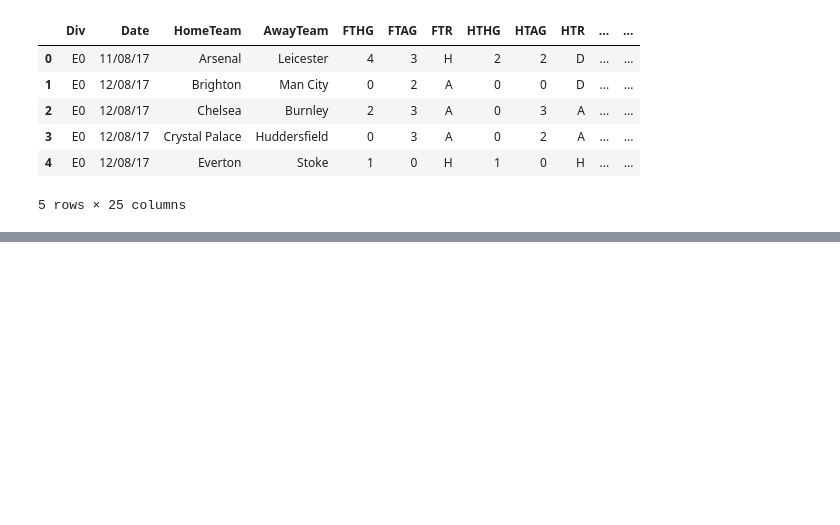
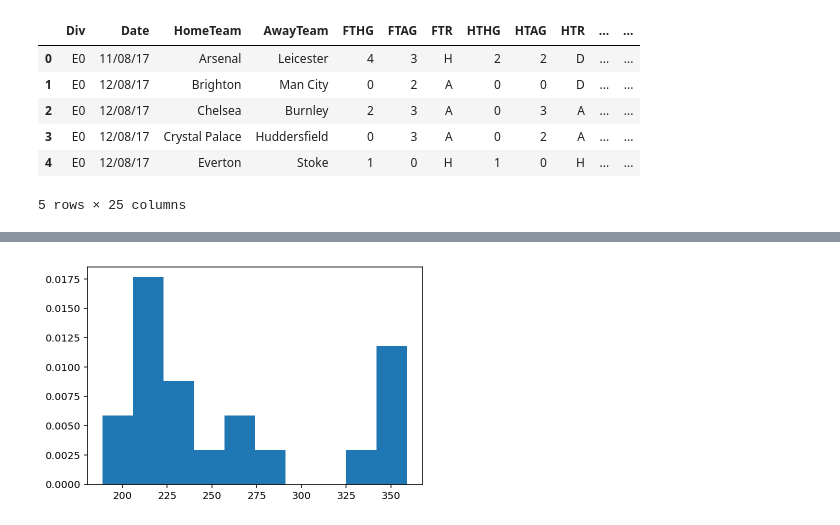
Before and after one commit to chizkidd/dsi-CapstoneProj, a Jupyter notebook: Capstone_EDA1.ipynb, the cells around one changed output, grey strips where cells are left out. Saved outputs shown, nothing was run; the diff lists cells and outputs as text; code cells hidden in the pictures; blank space fills up the shorter version.

Commit message:
more EPL data

```diff
--- a/Capstone_EDA1.ipynb
+++ b/Capstone_EDA1.ipynb
@@ -9,7 +62,7 @@ import matplotlib.pyplot as plt
 %matplotlib inline
 %config InlineBackend.figure_format='retina'
 # %%
-df = pd.read_csv('data/football_data_co_UK/2016_17_EPL.csv')
+df = pd.read_csv('data/football_data_co_UK/2016_17_epl.csv')
 # %%
 df.head()
 # %% [output]
@@ -69,6 +130,8 @@ df2.head()
 | 3 | E0 | 12/08/17 | Crystal Palace | Huddersfield | 0 | 3 | A | 0 | 2 | A | ... | ... |
 | 4 | E0 | 12/08/17 | Everton | Stoke | 1 | 0 | H | 1 | 0 | H | ... | ... |
 5 rows × 25 columns
-# %%
-FTR_res_key = {'H':1, 'A':0}
-df2['FTHGDif']=
+# %%
+FTR_res_key = {'H':1, 'A':-1, 'D':0}
+EPL_res_key = {'H':3, 'A':0, 'D':1}
+df2['FTHGDif']= df2.FTHG - df2.FTAG
+df2['HTHGDif']= df2.HTHG - df2.HTAG
@@ -74,0 +180,5 @@ df2['FTHGDif']=
+# %%
+plt.hist(df2.groupby('HomeTeam')['HS'].sum(), bins=10, normed=True)
+plt.show()
+# %% [output]
+[figure, added]
```
Also changed, not shown: parts of 8 cells of this notebook, 18 other files.
